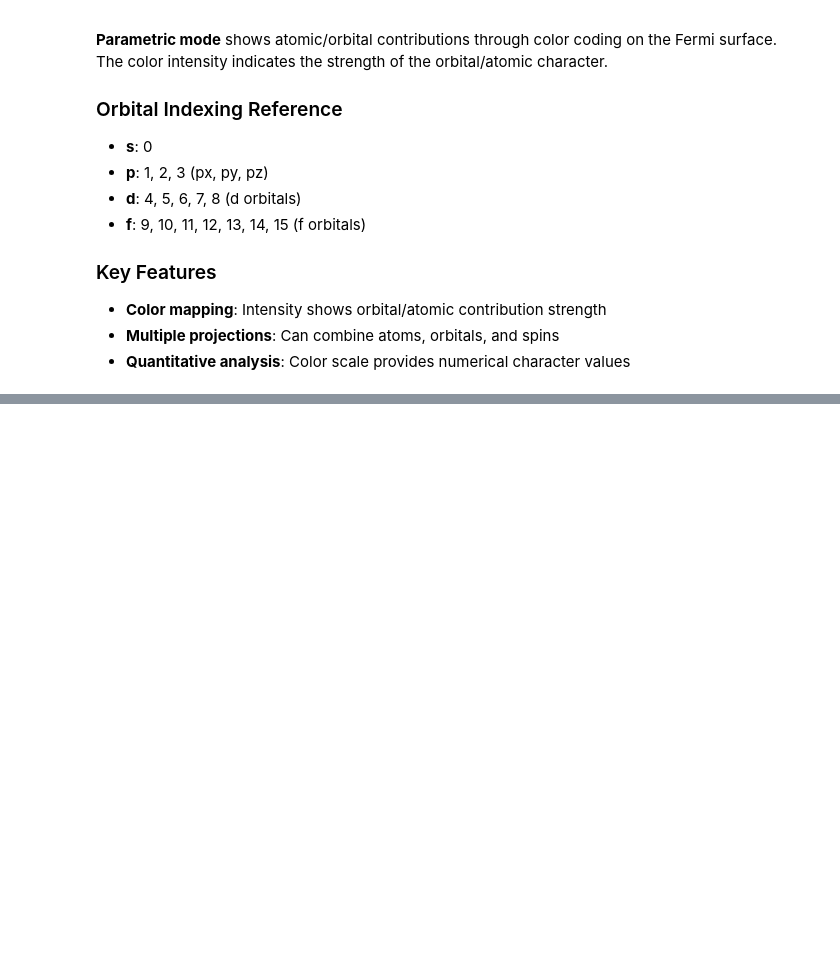
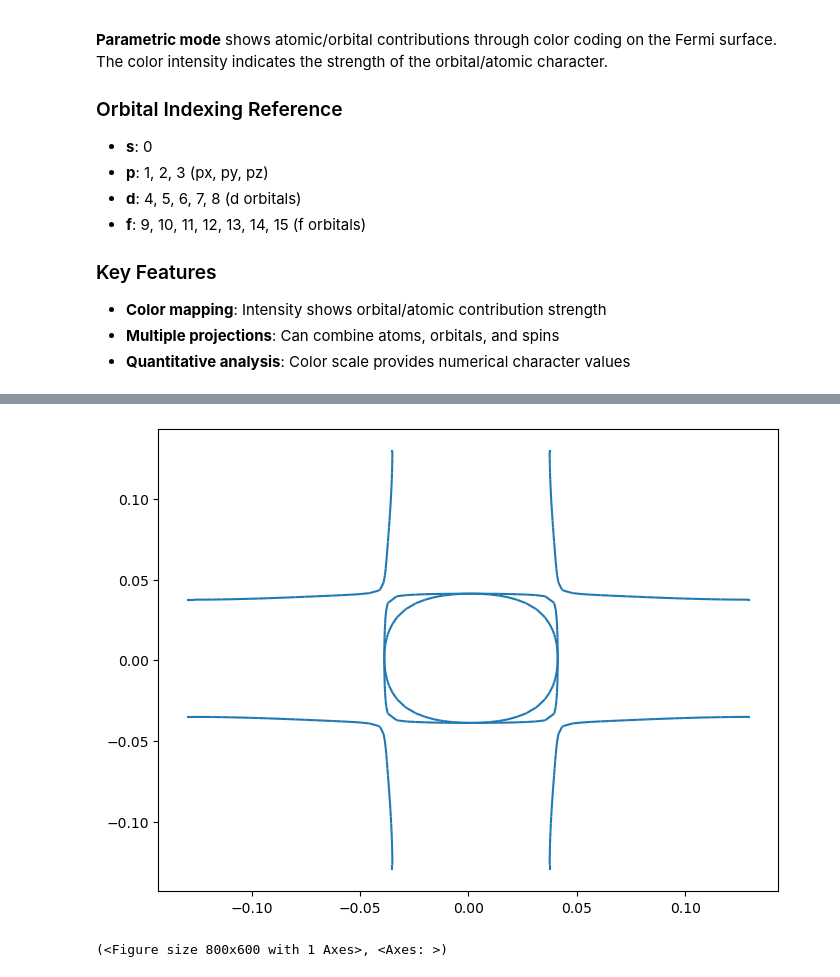
Before and after one commit to romerogroup/pyprocar, a Jupyter notebook: examples/02-fermi2d/00-Getting Started.ipynb, the cells around one changed output, grey strips where cells are left out. Drawn from its saved outputs; the diff is of its cells as text; code cells hidden in the pictures; blank space fills up the shorter version.

```diff
--- a/examples/02-fermi2d/00-Getting Started.ipynb
+++ b/examples/02-fermi2d/00-Getting Started.ipynb
@@ -275,3 +181,17 @@ TypeError: fermi2D() got an unexpected keyword argument 'band_colors'
+# %%
+# plain_bands draws the same contours as plain; band_indices is logged only
+pyprocar.fermi2D(
+    code="vasp",
+    dirname=DATA_DIR,
+    mode="plain_bands",
+    fermi=5.3017,
+    energy=0.0,
+    k_z_plane=0.0,
+    band_indices=[[16, 17]],
+)
+# %% [output]
+[figure, added]
+(<Figure size 800x600 with 1 Axes>, <Axes: >)
 # %% [markdown]
 ## 8. Best Practices and Tips
 
```
Also changed, not shown: parts of 10 cells of this notebook, 1 other file.
